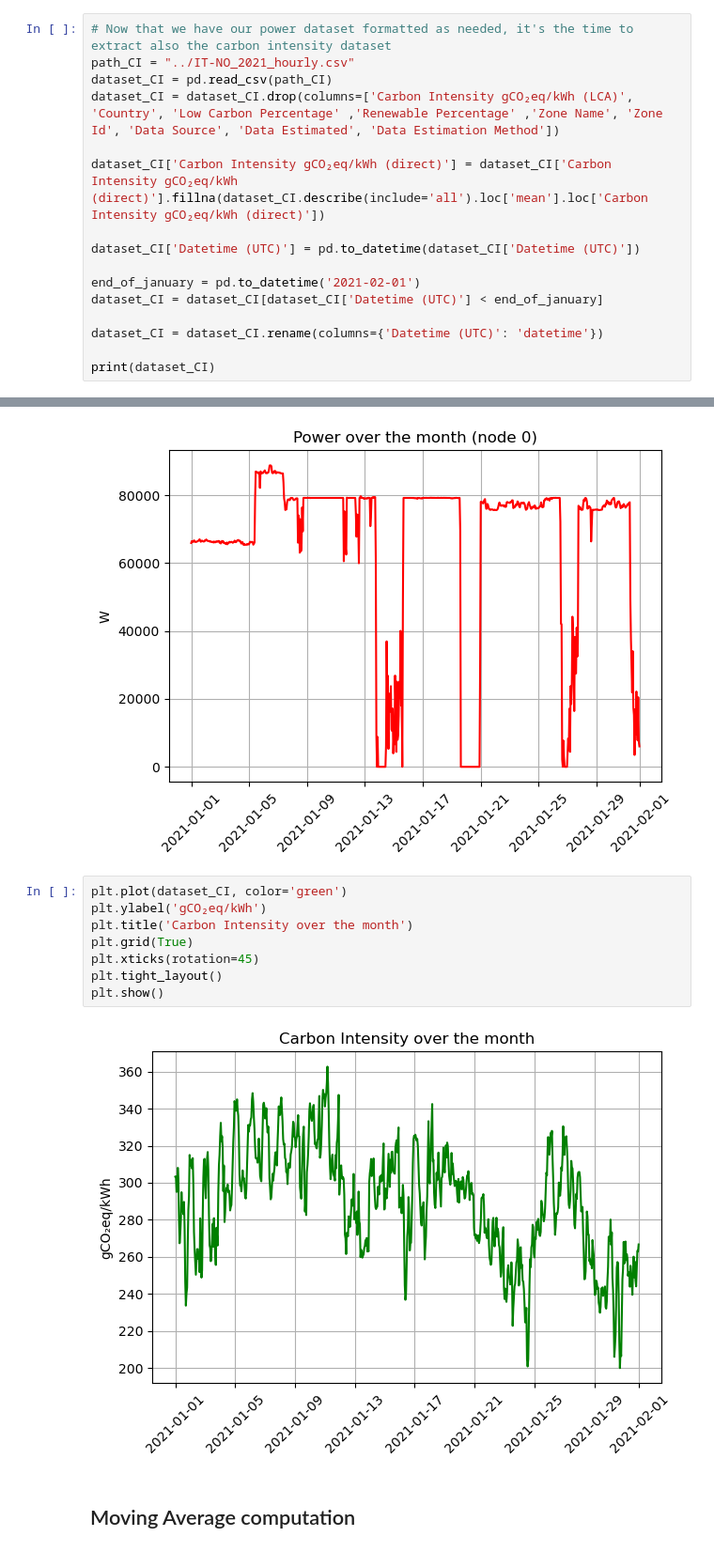
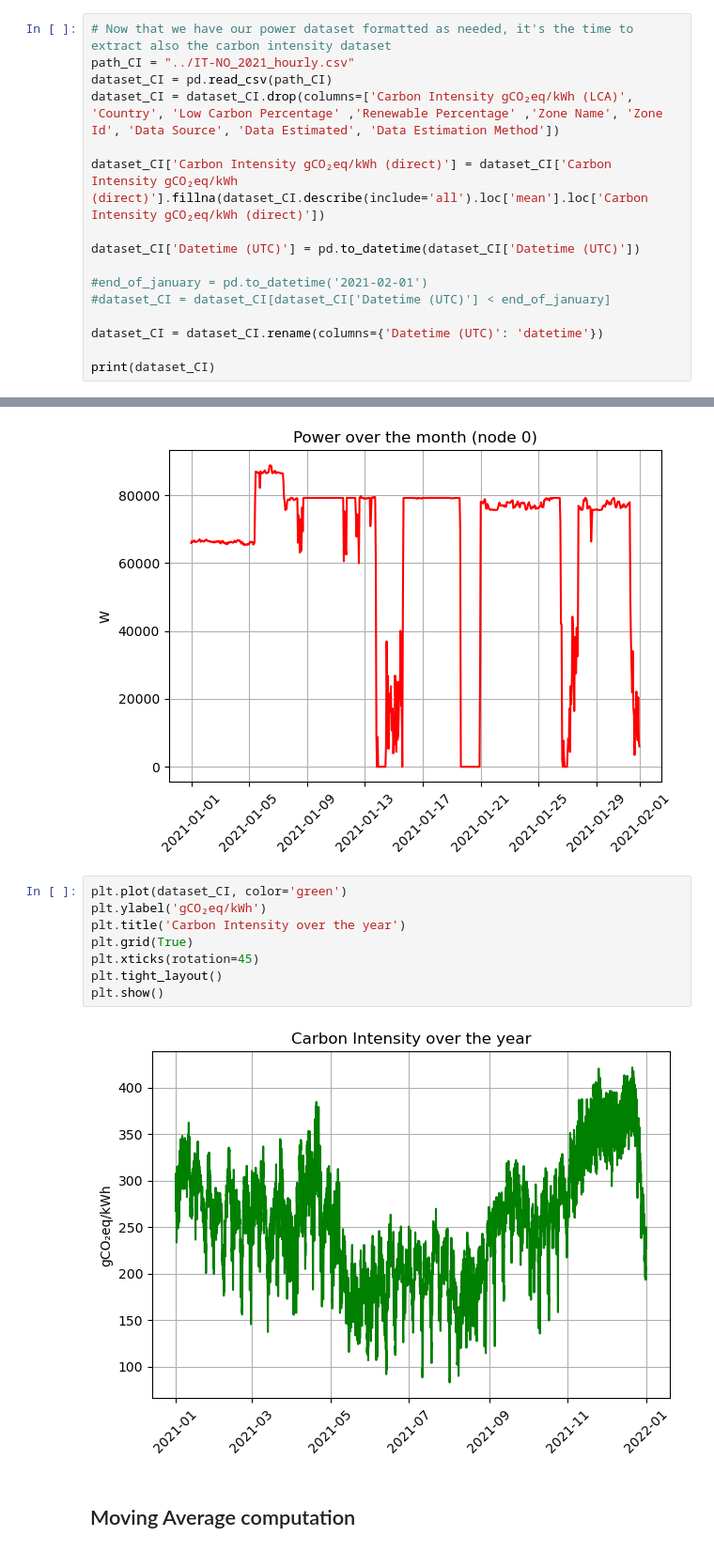
Before and after one commit to LSquarzoni/GreenTeam, a Jupyter notebook: GreenTeam_Task3.ipynb, the cells around one changed output, grey strips where cells are left out. Shown at 94% size. Cells and saved outputs as stored; diff of their text form.

```diff
--- a/GreenTeam_Task3.ipynb
+++ b/GreenTeam_Task3.ipynb
@@ -116,8 +116,8 @@ dataset_CI['Carbon Intensity gCO₂eq/kWh (direct)'] = dataset_CI['Carbon Intens
 
 dataset_CI['Datetime (UTC)'] = pd.to_datetime(dataset_CI['Datetime (UTC)'])
 
-end_of_january = pd.to_datetime('2021-02-01')
-dataset_CI = dataset_CI[dataset_CI['Datetime (UTC)'] < end_of_january]
+#end_of_january = pd.to_datetime('2021-02-01')
+#dataset_CI = dataset_CI[dataset_CI['Datetime (UTC)'] < end_of_january]
 
 dataset_CI = dataset_CI.rename(columns={'Datetime (UTC)': 'datetime'})
 
@@ -155,13 +155,13 @@ plt.show()
 # %%
 plt.plot(dataset_CI, color='green')
 plt.ylabel('gCO₂eq/kWh')
-plt.title('Carbon Intensity over the month')
+plt.title('Carbon Intensity over the year')
 plt.grid(True)
 plt.xticks(rotation=45)
 plt.tight_layout()
 plt.show()
 # %% [output]
-[figure, old version]
+[figure, new version]
 # %% [markdown]
 ## Moving Average computation
 # %%
```
Also changed, not shown: parts of 5 cells of this notebook.
